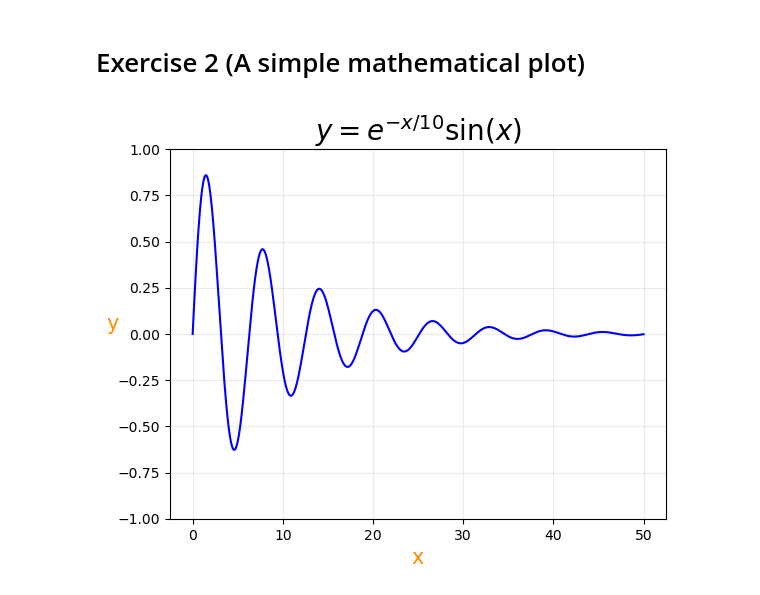
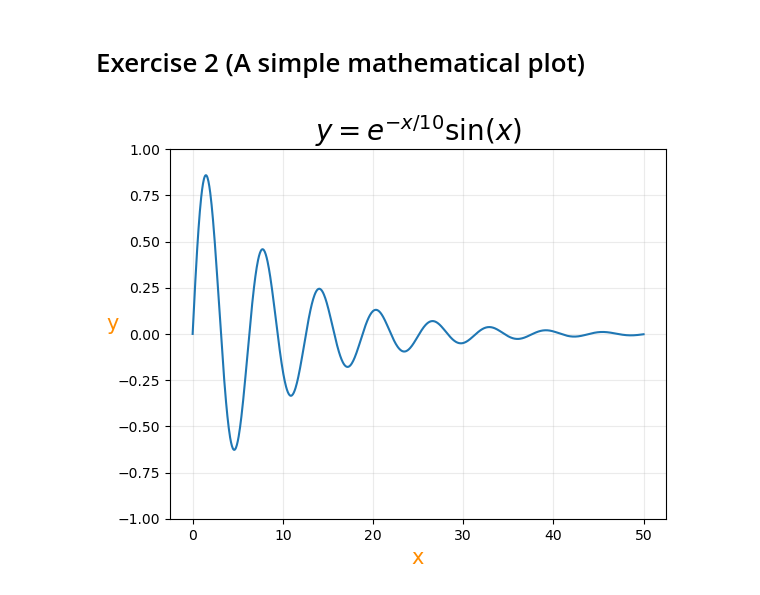
Before and after one commit to SPS-SP2273/learning-portfolio-2025-january-tayweijie753, a Jupyter notebook: 7.2_plotting__exercises/plotting_(need)_exercises.ipynb, the cells around one changed output. Cells and saved outputs as stored; diff of their text form; code cells hidden in the pictures.

```diff
--- a/7.2_plotting__exercises/plotting_(need)_exercises.ipynb
+++ b/7.2_plotting__exercises/plotting_(need)_exercises.ipynb
@@ -33,15 +33,15 @@ from matplotlib import pyplot as plt
 # %%
 x = np.linspace(0,50,1000) #generate array of 100 evenly spaced numbers between 0-50,
 y = np.exp(-x/10) * np.sin(x)
 
 plt.plot(x, y, label='Y values',
-         color='blue', linestyle='solid')
+        linestyle='solid')
 plt.xlabel('x',size='15',color='darkorange')
 plt.ylabel('y',size='15',color='darkorange', rotation='horizontal')
 plt.title(r'$y= e^{-x/10}\sin(x)$', size='20')
 plt.grid(alpha=.25)
 plt.ylim(-1,1)
 plt.show()
 #https://www.geeksforgeeks.org/numpy-linspace/
 # %% [output]
-[figure, old version]
+[figure, new version]
```
